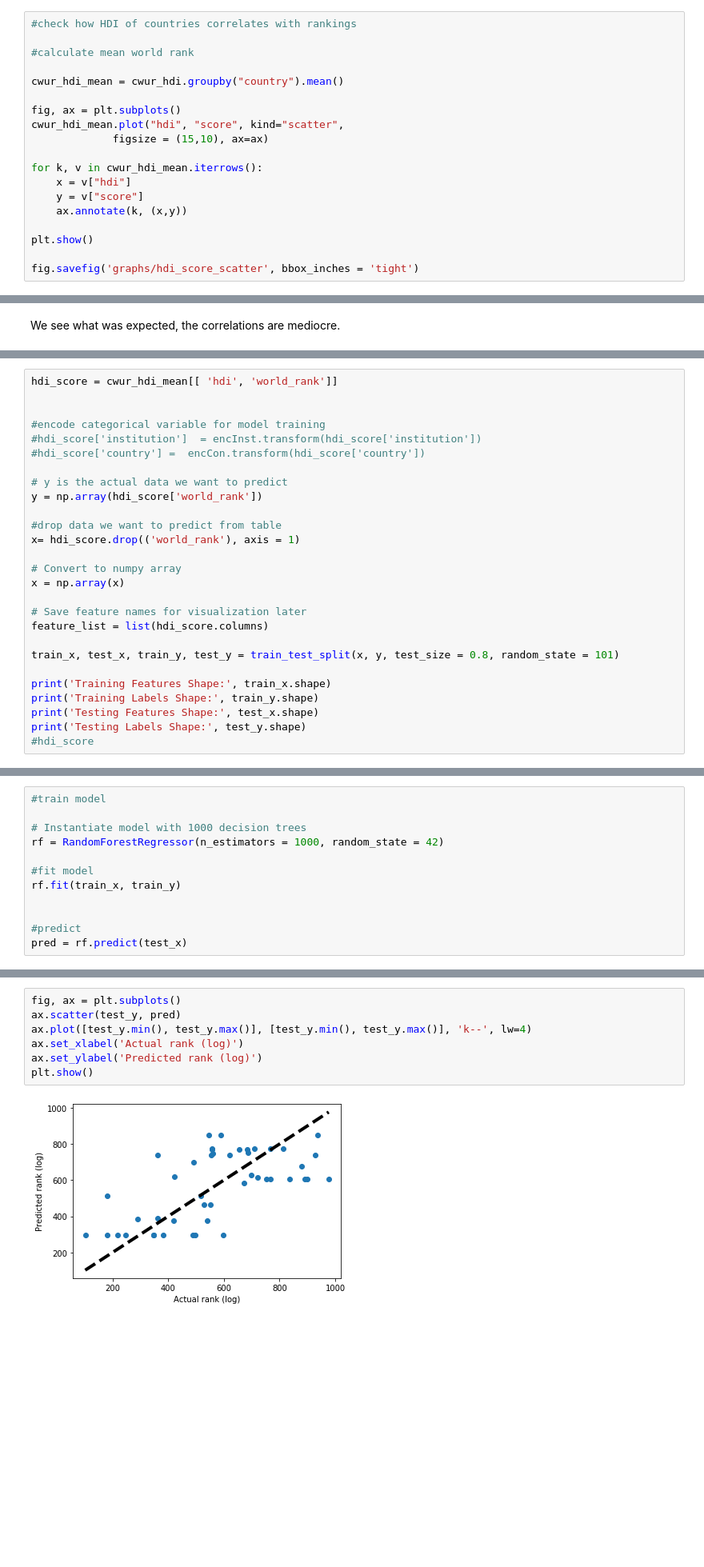
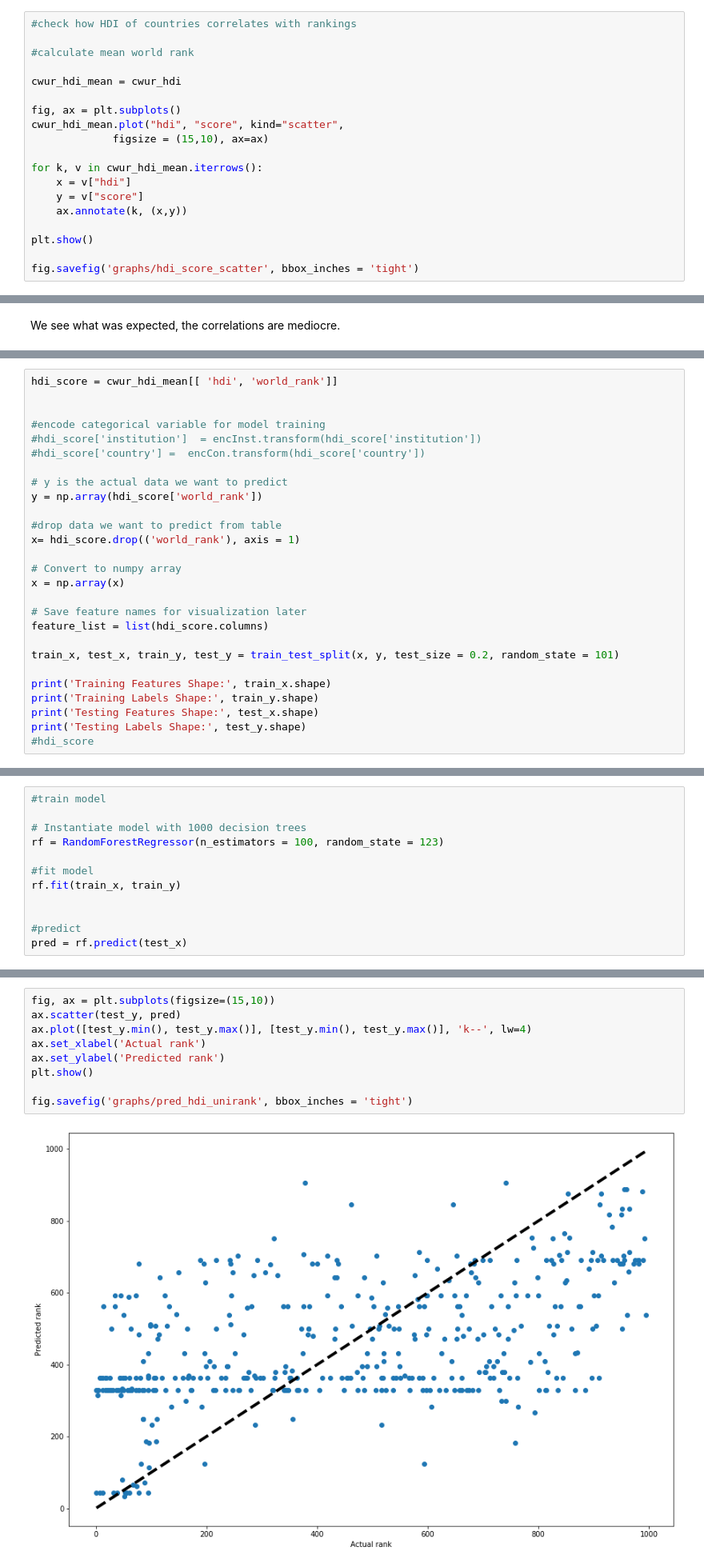
Before and after one commit to AjayvirS/uni-ranking, a Jupyter notebook: EX3_final.ipynb, the cells around one changed output, grey strips where cells are left out. Shown at 80% size. Cells and saved outputs as stored; diff of their text form; blank space fills up the shorter version.

Commit message:
add savefig to all relevant graphs

```diff
--- a/EX3_final.ipynb
+++ b/EX3_final.ipynb
@@ -711,7 +705,7 @@ The mean ranking of all universties of a country is compared with the human deve
 
 #calculate mean world rank
 
-cwur_hdi_mean = cwur_hdi.groupby("country").mean()
+cwur_hdi_mean = cwur_hdi
 
 fig, ax = plt.subplots()
 cwur_hdi_mean.plot("hdi", "score", kind="scatter",
@@ -1022,7 +988,7 @@ x = np.array(x)
 # Save feature names for visualization later
 feature_list = list(hdi_score.columns)
 
-train_x, test_x, train_y, test_y = train_test_split(x, y, test_size = 0.8, random_state = 101)
+train_x, test_x, train_y, test_y = train_test_split(x, y, test_size = 0.2, random_state = 101)
 
 print('Training Features Shape:', train_x.shape)
 print('Training Labels Shape:', train_y.shape)
@@ -1038,7 +1004,7 @@ Testing Labels Shape: (46,)
 #train model
 
 # Instantiate model with 1000 decision trees
-rf = RandomForestRegressor(n_estimators = 1000, random_state = 42)
+rf = RandomForestRegressor(n_estimators = 100, random_state = 123)
 
 #fit model
 rf.fit(train_x, train_y)
@@ -1061,12 +1024,14 @@ Mean Absolute Error: 152.23 degrees.
 # %%
-fig, ax = plt.subplots()
+fig, ax = plt.subplots(figsize=(15,10))
 ax.scatter(test_y, pred)
 ax.plot([test_y.min(), test_y.max()], [test_y.min(), test_y.max()], 'k--', lw=4)
-ax.set_xlabel('Actual rank (log)')
-ax.set_ylabel('Predicted rank (log)')
+ax.set_xlabel('Actual rank')
+ax.set_ylabel('Predicted rank')
 plt.show()
+
+fig.savefig('graphs/pred_hdi_unirank', bbox_inches = 'tight')
 # %% [output]
-[figure, old version]
+[figure, new version]
 # %%
 #we only consider top 200 because in worse ranks the total_score is mostly missing
 times_top200 = times[times.world_rank <= 200][['world_rank', 'university_name', 'country', 'total_score', 'num_students', 'student_staff_ratio', 'international_students', 'female_male_ratio']]
```
Also changed, not shown: parts of 18 cells of this notebook, 21 other files.
